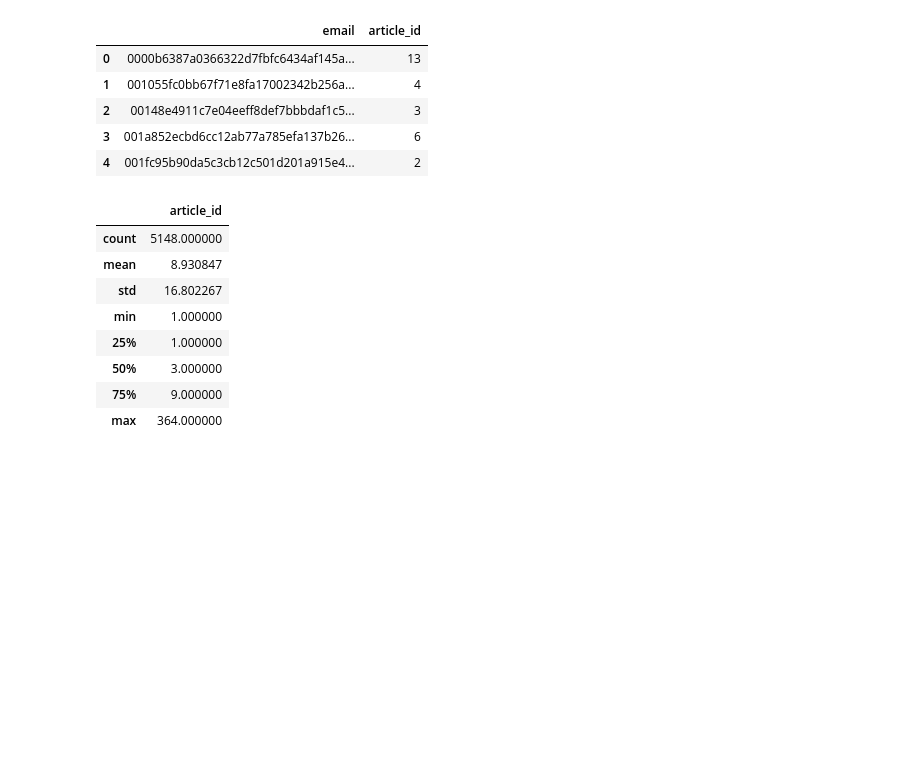
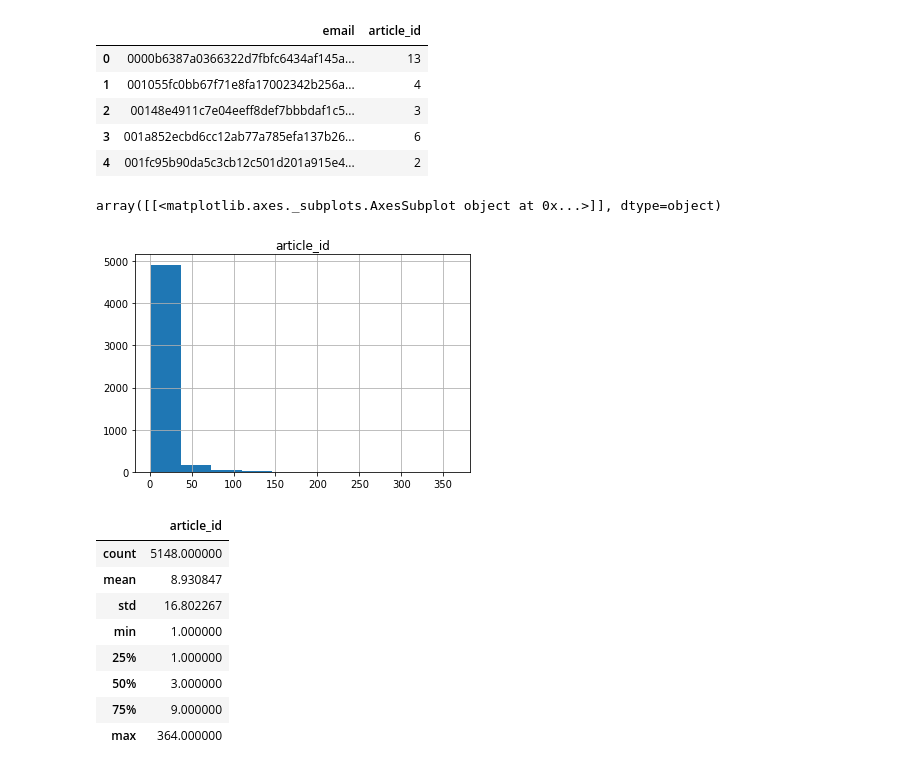
Before and after one commit to nguyenduchuyvn/Udacity-Data-Scientist-Nanodegree, a Jupyter notebook: MyThirdProject/Recommendations_with_IBM.ipynb, the cells around one changed output. Drawn from its saved outputs; the diff is of its cells as text; code cells hidden in the pictures; blank space fills up the shorter version.

```diff
--- a/MyThirdProject/Recommendations_with_IBM.ipynb
+++ b/MyThirdProject/Recommendations_with_IBM.ipynb
@@ -72,6 +72,11 @@ user_by_article.head()
 | 2 | 00148e4911c7e04eeff8def7bbbdaf1c5... | 3 |
 | 3 | 001a852ecbd6cc12ab77a785efa137b26... | 6 |
 | 4 | 001fc95b90da5c3cb12c501d201a915e4... | 2 |
+# %%
+user_by_article.hist()
+# %% [output]
+array([[<matplotlib.axes._subplots.AxesSubplot object at 0x...>]], dtype=object)
+[figure, added]
 # %%
 user_by_article.describe()
 # %% [output]
```
Also changed, not shown: parts of 5 cells of this notebook, 1 other file.
